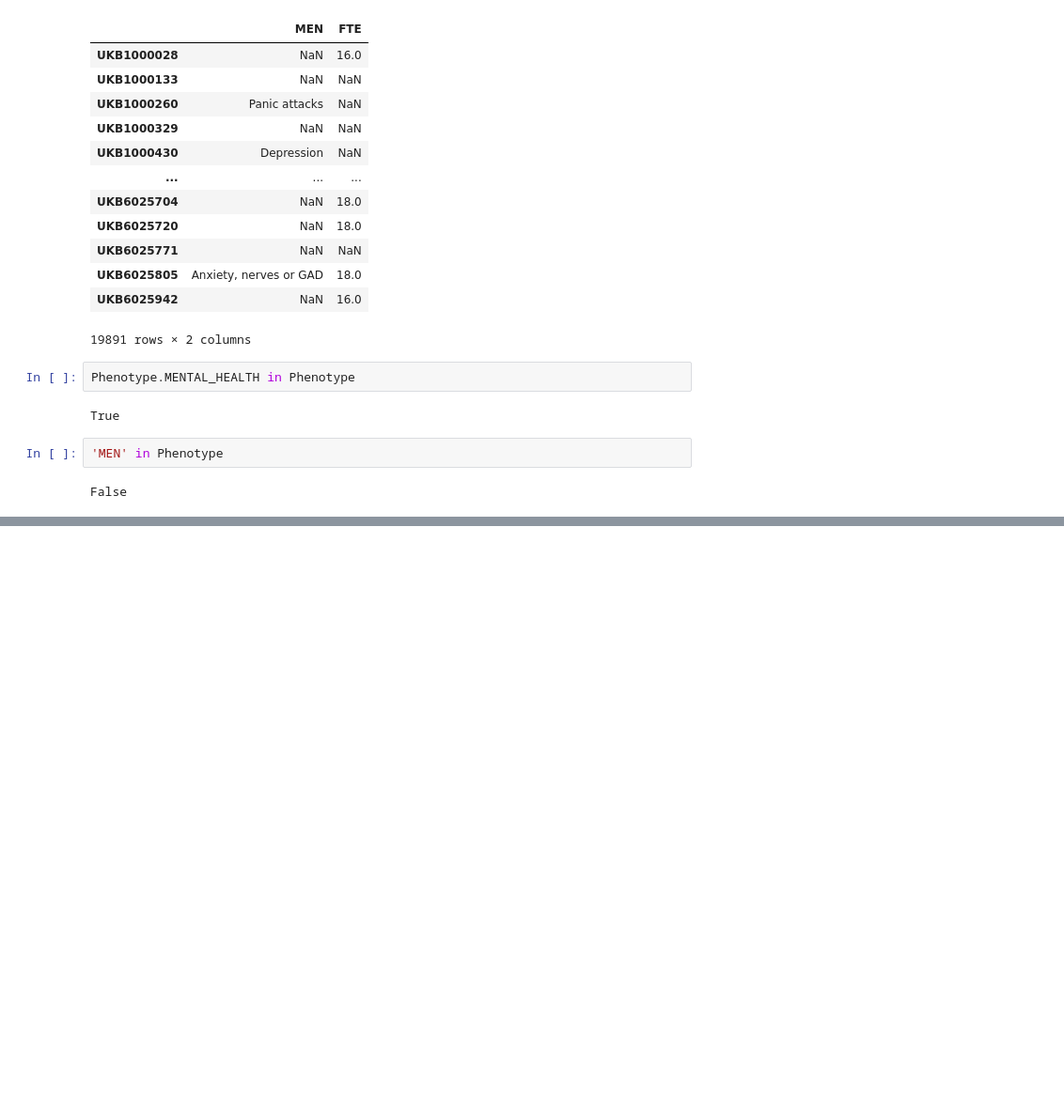
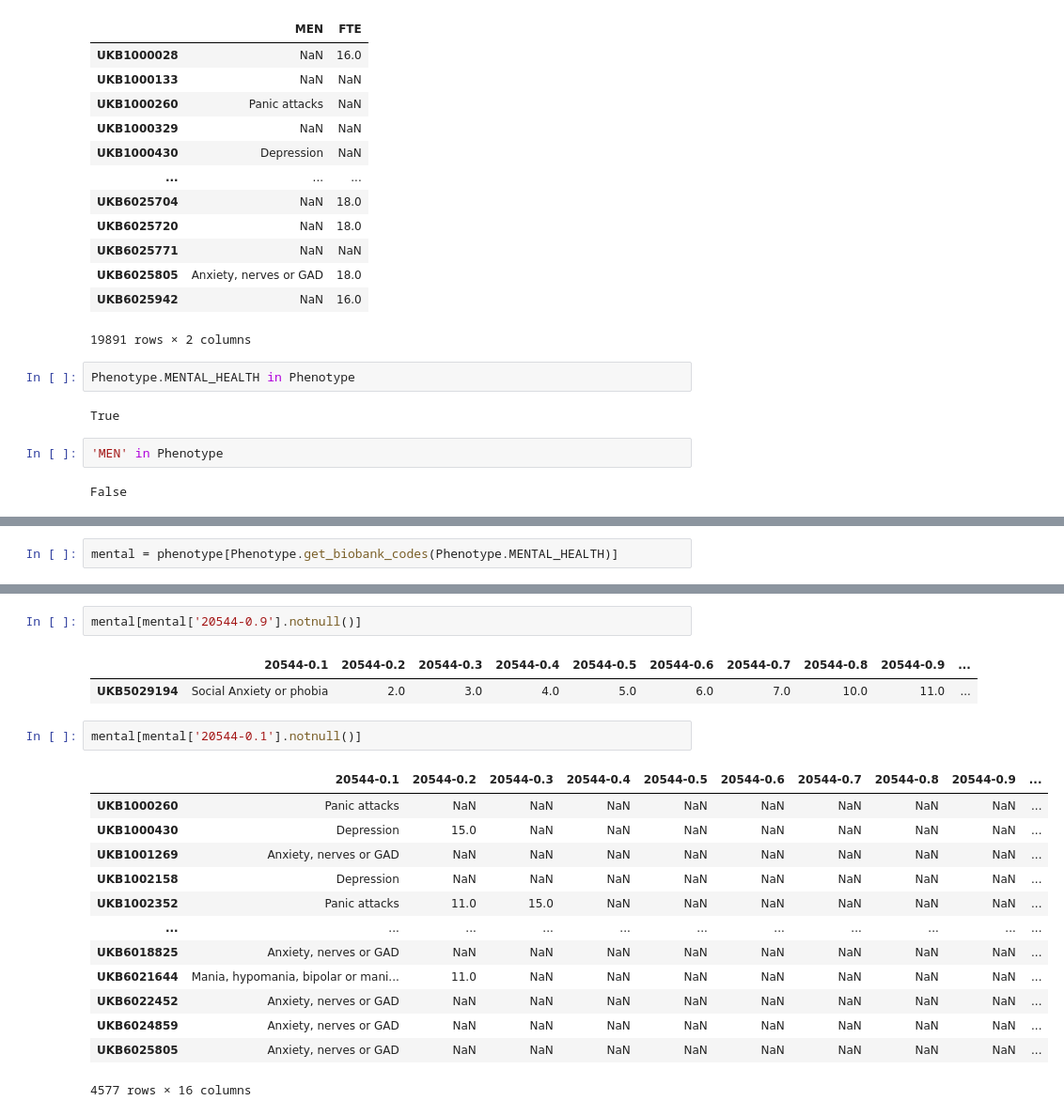
Before and after one commit to kamilest/brain-age-gnn, a Jupyter notebook: notebooks/verify_custom_similarity.ipynb, the cells around one changed output, grey strips where cells are left out. Shown: that part at 94% size. Saved outputs shown, nothing was run; the diff lists cells and outputs as text; blank space fills up the shorter version.

```diff
--- a/notebooks/verify_custom_similarity.ipynb
+++ b/notebooks/verify_custom_similarity.ipynb
@@ -319,0 +282,2 @@ phenotype_processed.loc[:, feature.value] = phenotype_processed[biobank_feature[
+# %%
+mental = phenotype[Phenotype.get_biobank_codes(Phenotype.MENTAL_HEALTH)]
@@ -319,0 +306,21 @@ phenotype_processed.loc[:, feature.value] = phenotype_processed[biobank_feature[
+# %%
+mental[mental['20544-0.9'].notnull()]
+# %% [output]
+|  | 20544-0.1 | 20544-0.2 | 20544-0.3 | 20544-0.4 | 20544-0.5 | 20544-0.6 | 20544-0.7 | 20544-0.8 | 20544-0.9 | ... |
+| UKB5029194 | Social Anxiety or phobia | 2.0 | 3.0 | 4.0 | 5.0 | 6.0 | 7.0 | 10.0 | 11.0 | ... |
+# %%
+mental[mental['20544-0.1'].notnull()]
+# %% [output]
+|  | 20544-0.1 | 20544-0.2 | 20544-0.3 | 20544-0.4 | 20544-0.5 | 20544-0.6 | 20544-0.7 | 20544-0.8 | 20544-0.9 | ... |
+| UKB1000260 | Panic attacks | NaN | NaN | NaN | NaN | NaN | NaN | NaN | NaN | ... |
+| UKB1000430 | Depression | 15.0 | NaN | NaN | NaN | NaN | NaN | NaN | NaN | ... |
+| UKB1001269 | Anxiety, nerves or GAD | NaN | NaN | NaN | NaN | NaN | NaN | NaN | NaN | ... |
+| UKB1002158 | Depression | NaN | NaN | NaN | NaN | NaN | NaN | NaN | NaN | ... |
+| UKB1002352 | Panic attacks | 11.0 | 15.0 | NaN | NaN | NaN | NaN | NaN | NaN | ... |
+| ... | ... | ... | ... | ... | ... | ... | ... | ... | ... | ... |
+| UKB6018825 | Anxiety, nerves or GAD | NaN | NaN | NaN | NaN | NaN | NaN | NaN | NaN | ... |
+| UKB6021644 | Mania, hypomania, bipolar or mani... | 11.0 | NaN | NaN | NaN | NaN | NaN | NaN | NaN | ... |
+| UKB6022452 | Anxiety, nerves or GAD | NaN | NaN | NaN | NaN | NaN | NaN | NaN | NaN | ... |
+| UKB6024859 | Anxiety, nerves or GAD | NaN | NaN | NaN | NaN | NaN | NaN | NaN | NaN | ... |
+| UKB6025805 | Anxiety, nerves or GAD | NaN | NaN | NaN | NaN | NaN | NaN | NaN | NaN | ... |
+4577 rows × 16 columns
```
Also changed, not shown: parts of 8 cells of this notebook.
